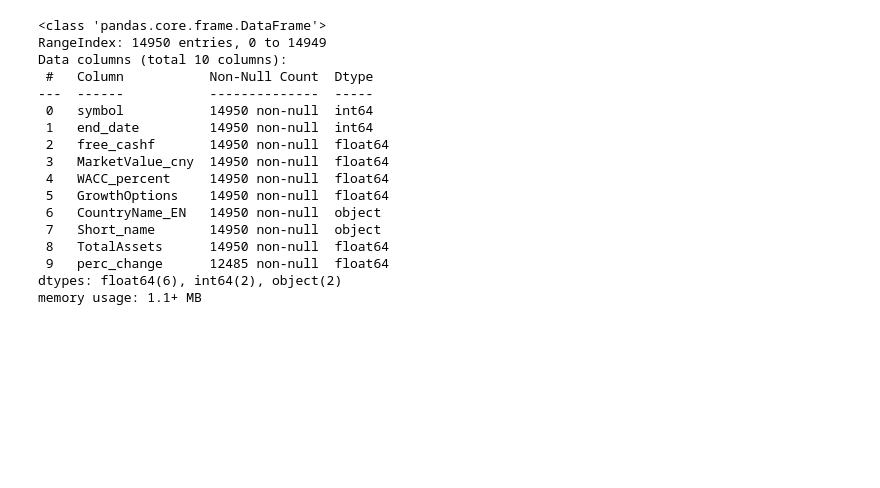
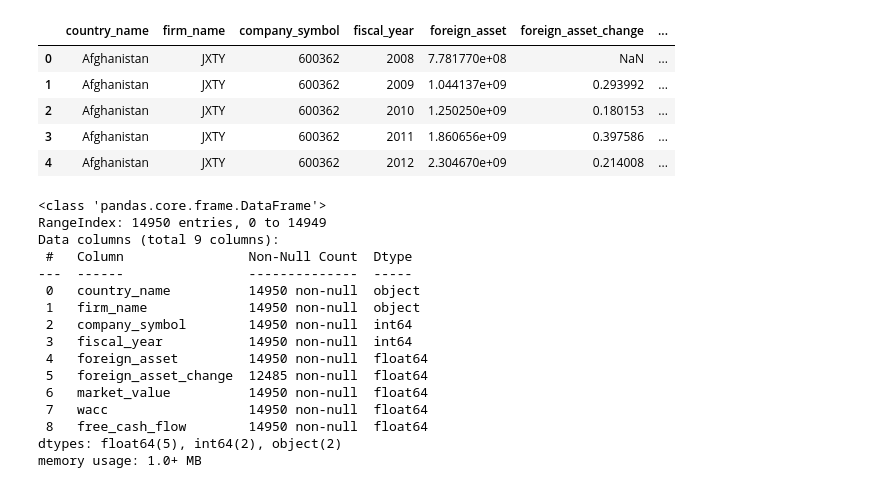
Before and after one commit to omar4646/My_repository, a Jupyter notebook: growth_option_cal.ipynb, the cells around one changed output. Cells and saved outputs as stored; diff of their text form; code cells hidden in the pictures; blank space fills up the shorter version.

```diff
--- a/growth_option_cal.ipynb
+++ b/growth_option_cal.ipynb
@@ -10,20 +60,30 @@ merged_df = pd.read_csv('merged_data.csv')
+# %%
+final_merged_df['wacc'] = final_merged_df['wacc'] / 100
+
+display(final_merged_df.head())
+# %% [output]
+|  | country_name | firm_name | company_symbol | fiscal_year | foreign_asset | foreign_asset_change | ... |
+| 0 | Afghanistan | JXTY | 600362 | 2008 | 7.781770e+08 | NaN | ... |
+| 1 | Afghanistan | JXTY | 600362 | 2009 | 1.044137e+09 | 0.293992 | ... |
+| 2 | Afghanistan | JXTY | 600362 | 2010 | 1.250250e+09 | 0.180153 | ... |
+| 3 | Afghanistan | JXTY | 600362 | 2011 | 1.860656e+09 | 0.397586 | ... |
+| 4 | Afghanistan | JXTY | 600362 | 2012 | 2.304670e+09 | 0.214008 | ... |
 # %%
-merged_df.info()
+final_merged_df.info()
 # %% [output]
 <class 'pandas.core.frame.DataFrame'>
 RangeIndex: 14950 entries, 0 to 14949
-Data columns (total 10 columns):
- #   Column           Non-Null Count  Dtype
----  ------           --------------  -----
- 0   symbol           14950 non-null  int64
- 1   end_date         14950 non-null  int64
- 2   free_cashf       14950 non-null  float64
- 3   MarketValue_cny  14950 non-null  float64
- 4   WACC_percent     14950 non-null  float64
- 5   GrowthOptions    14950 non-null  float64
- 6   CountryName_EN   14950 non-null  object
- 7   Short_name       14950 non-null  object
- 8   TotalAssets      14950 non-null  float64
- 9   perc_change      12485 non-null  float64
-dtypes: float64(6), int64(2), object(2)
-memory usage: 1.1+ MB
+Data columns (total 9 columns):
+ #   Column                Non-Null Count  Dtype
+---  ------                --------------  -----
+ 0   country_name          14950 non-null  object
+ 1   firm_name             14950 non-null  object
+ 2   company_symbol        14950 non-null  int64
+ 3   fiscal_year           14950 non-null  int64
+ 4   foreign_asset         14950 non-null  float64
+ 5   foreign_asset_change  12485 non-null  float64
+ 6   market_value          14950 non-null  float64
+ 7   wacc                  14950 non-null  float64
+ 8   free_cash_flow        14950 non-null  float64
+dtypes: float64(5), int64(2), object(2)
+memory usage: 1.0+ MB
```
Also changed, not shown: parts of 9 cells of this notebook.
